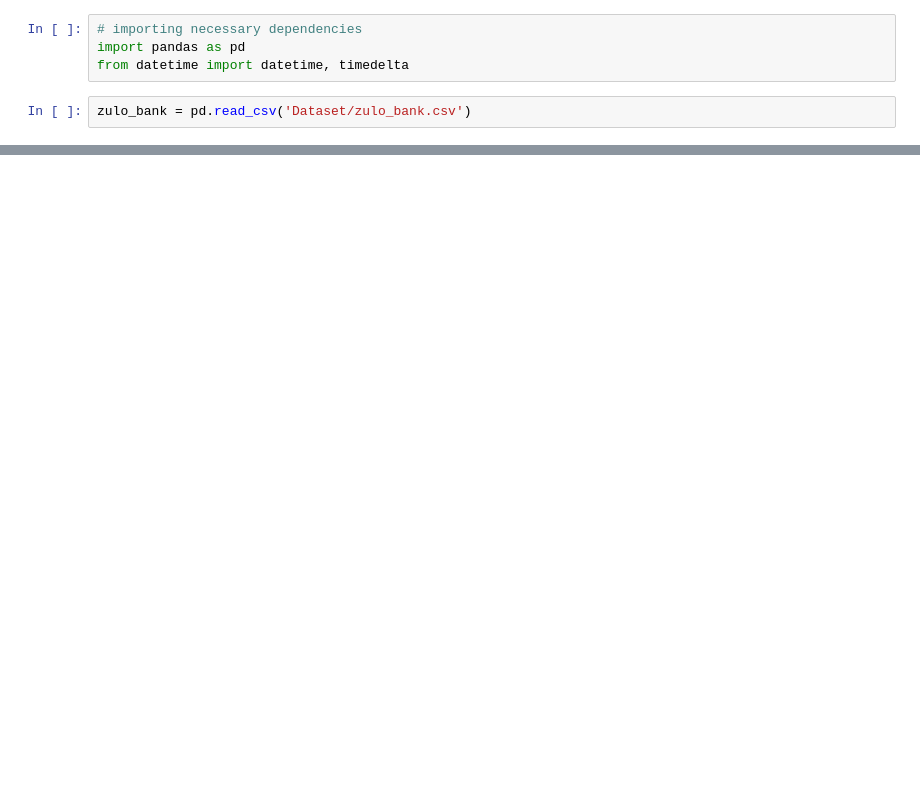
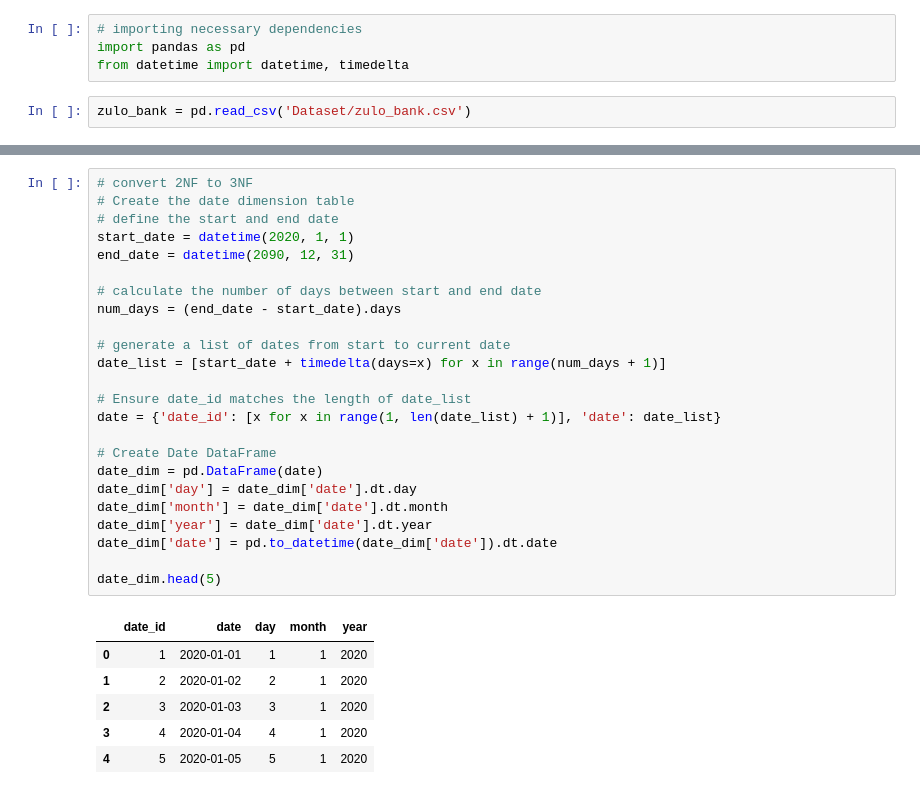
Before and after one commit to TemitopeFagbemi/zulo_bank_RDBMS_setup, a Jupyter notebook: zulo_bank_notebook.ipynb, the cells around one changed output, grey strips where cells are left out. Cells and saved outputs as stored; diff of their text form; blank space fills up the shorter version.

```diff
--- a/zulo_bank_notebook.ipynb
+++ b/zulo_bank_notebook.ipynb
@@ -15,0 +132,31 @@ zulo_bank.head(5)
+# %%
+# convert 2NF to 3NF
+# Create the date dimension table
+# define the start and end date
+start_date = datetime(2020, 1, 1)
+end_date = datetime(2090, 12, 31)
+
+# calculate the number of days between start and end date
+num_days = (end_date - start_date).days
+
+# generate a list of dates from start to current date
+date_list = [start_date + timedelta(days=x) for x in range(num_days + 1)]
+
+# Ensure date_id matches the length of date_list
+date = {'date_id': [x for x in range(1, len(date_list) + 1)], 'date': date_list}
+
+# Create Date DataFrame
+date_dim = pd.DataFrame(date)
+date_dim['day'] = date_dim['date'].dt.day
+date_dim['month'] = date_dim['date'].dt.month
+date_dim['year'] = date_dim['date'].dt.year
+date_dim['date'] = pd.to_datetime(date_dim['date']).dt.date
+
+date_dim.head(5)
+# %% [output]
+|  | date_id | date | day | month | year |
+| 0 | 1 | 2020-01-01 | 1 | 1 | 2020 |
+| 1 | 2 | 2020-01-02 | 2 | 1 | 2020 |
+| 2 | 3 | 2020-01-03 | 3 | 1 | 2020 |
+| 3 | 4 | 2020-01-04 | 4 | 1 | 2020 |
+| 4 | 5 | 2020-01-05 | 5 | 1 | 2020 |
```
Also changed, not shown: parts of 13 cells of this notebook, 6 other files.
